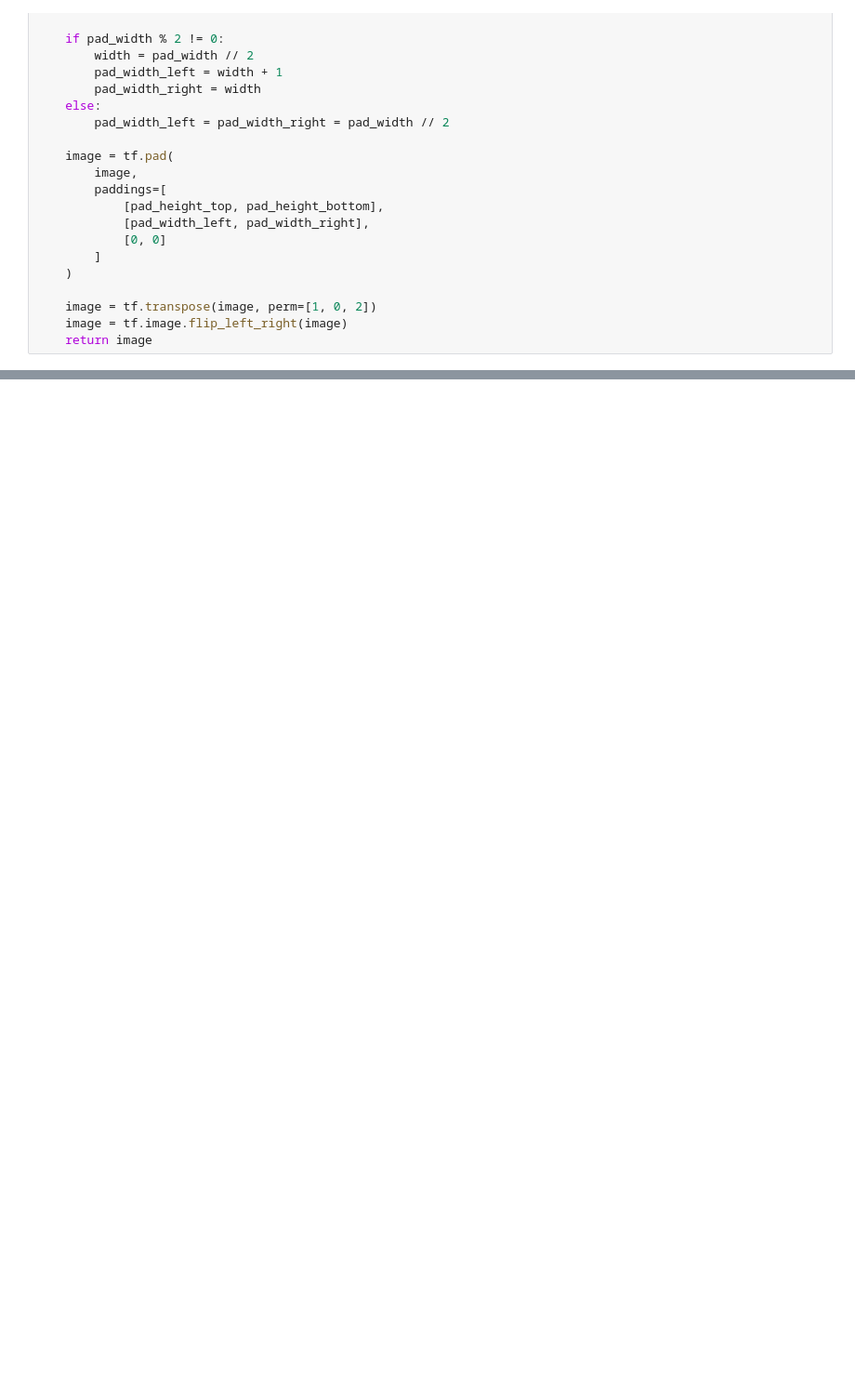
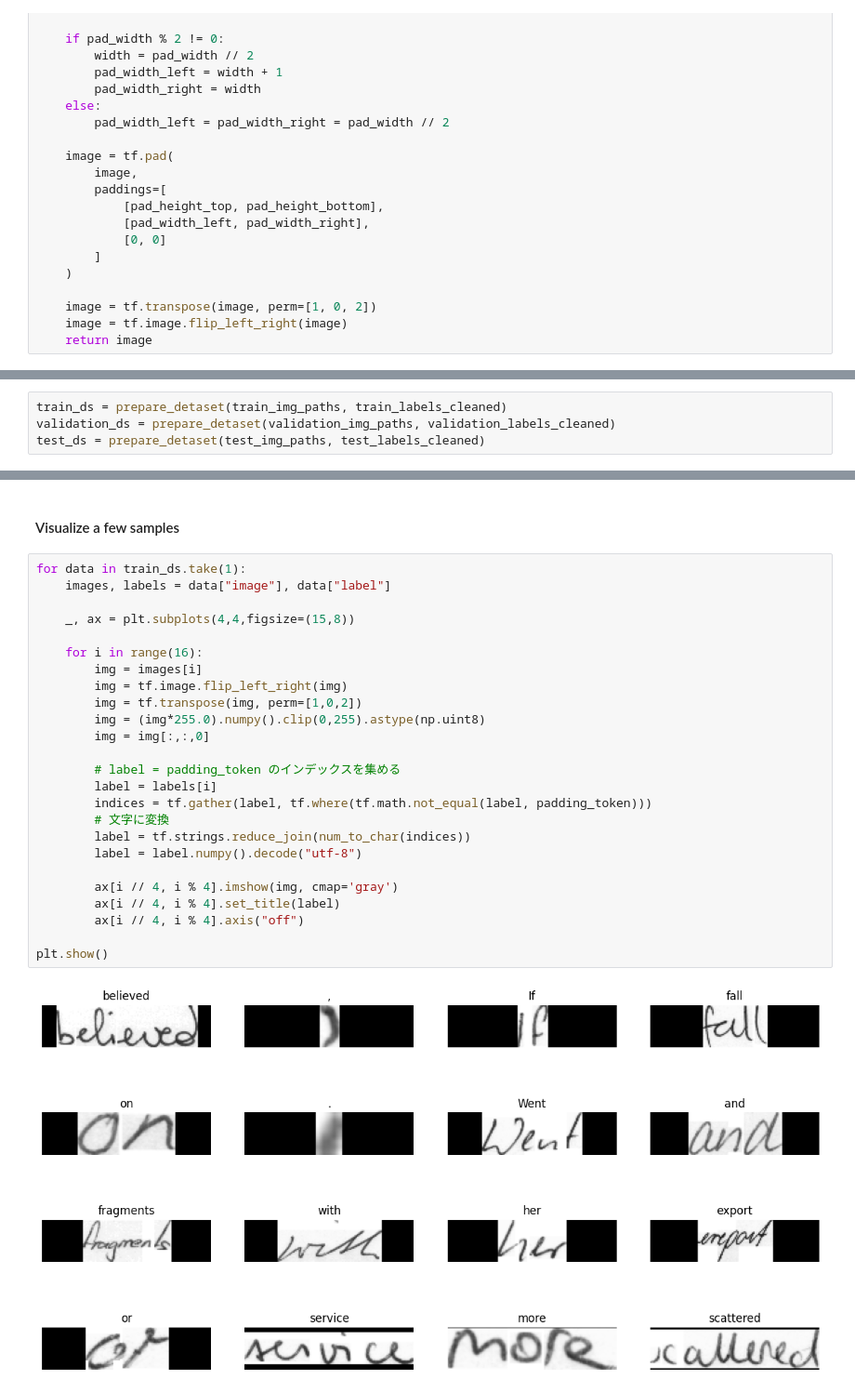
Before and after one commit to Kouta12/practice-repository, a Jupyter notebook: Handwriting recognition/Part_1.ipynb, the cells around one changed output, grey strips where cells are left out. Shown: that part at 93% size. Cells and saved outputs as stored; diff of their text form; blank space fills up the shorter version.

```diff
--- a/Handwriting recognition/Part_1.ipynb
+++ b/Handwriting recognition/Part_1.ipynb
@@ -210,0 +236,4 @@ def distortion_free_resize(image, img_size):
+# %%
+train_ds = prepare_detaset(train_img_paths, train_labels_cleaned)
+validation_ds = prepare_detaset(validation_img_paths, validation_labels_cleaned)
+test_ds = prepare_detaset(test_img_paths, test_labels_cleaned)
@@ -210,0 +242,29 @@ def distortion_free_resize(image, img_size):
+# %% [markdown]
+#### Visualize a few samples
+# %%
+for data in train_ds.take(1):
+    images, labels = data["image"], data["label"]
+
+    _, ax = plt.subplots(4,4,figsize=(15,8))
+
+    for i in range(16):
+        img = images[i]
+        img = tf.image.flip_left_right(img)
+        img = tf.transpose(img, perm=[1,0,2])
+        img = (img*255.0).numpy().clip(0,255).astype(np.uint8)
+        img = img[:,:,0]
+
+        # label = padding_token のインデックスを集める
+        label = labels[i]
+        indices = tf.gather(label, tf.where(tf.math.not_equal(label, padding_token)))
+        # 文字に変換
+        label = tf.strings.reduce_join(num_to_char(indices))
+        label = label.numpy().decode("utf-8")
+
+        ax[i // 4, i % 4].imshow(img, cmap='gray')
+        ax[i // 4, i % 4].set_title(label)
+        ax[i // 4, i % 4].axis("off")
+
+plt.show()
+# %% [output]
+[figure, added]
```
Also changed, not shown: parts of 10 cells of this notebook.
